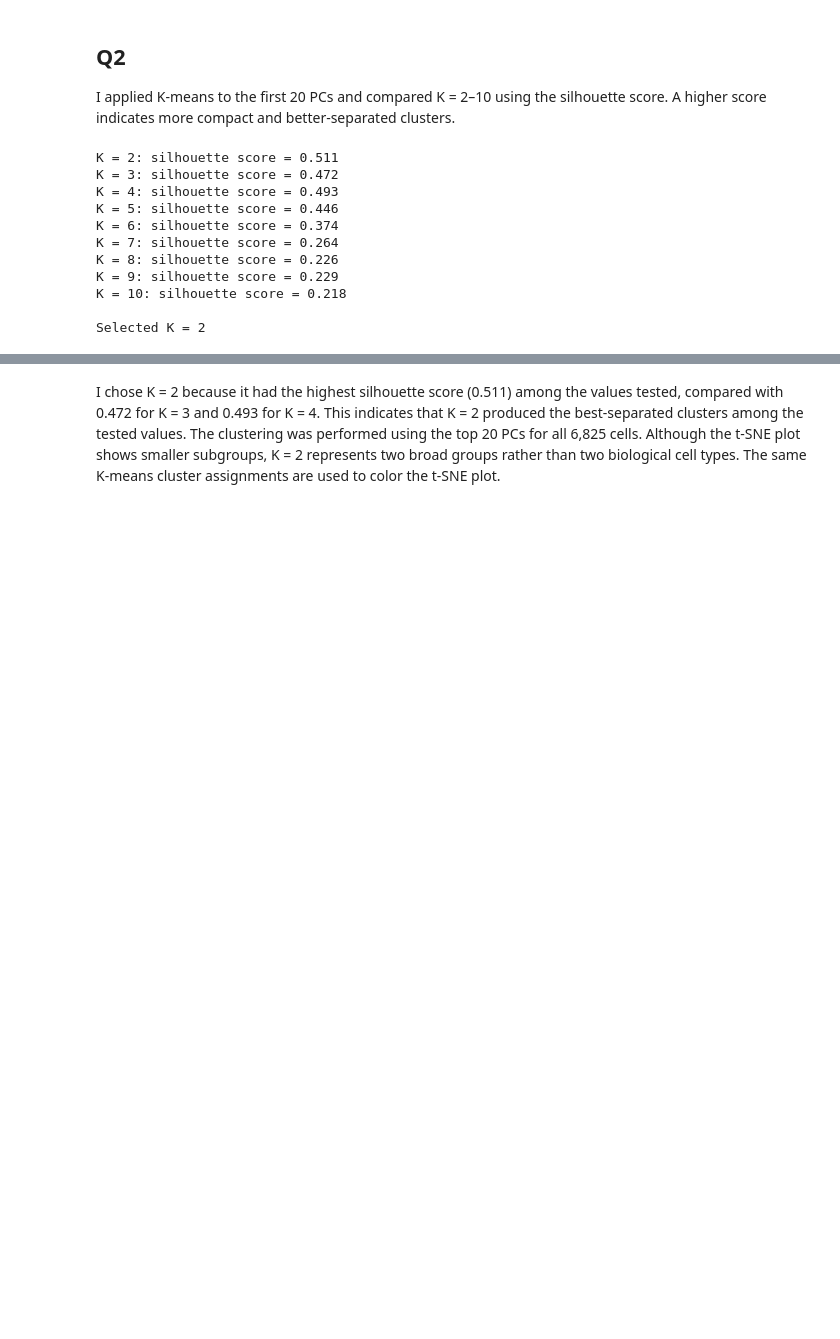
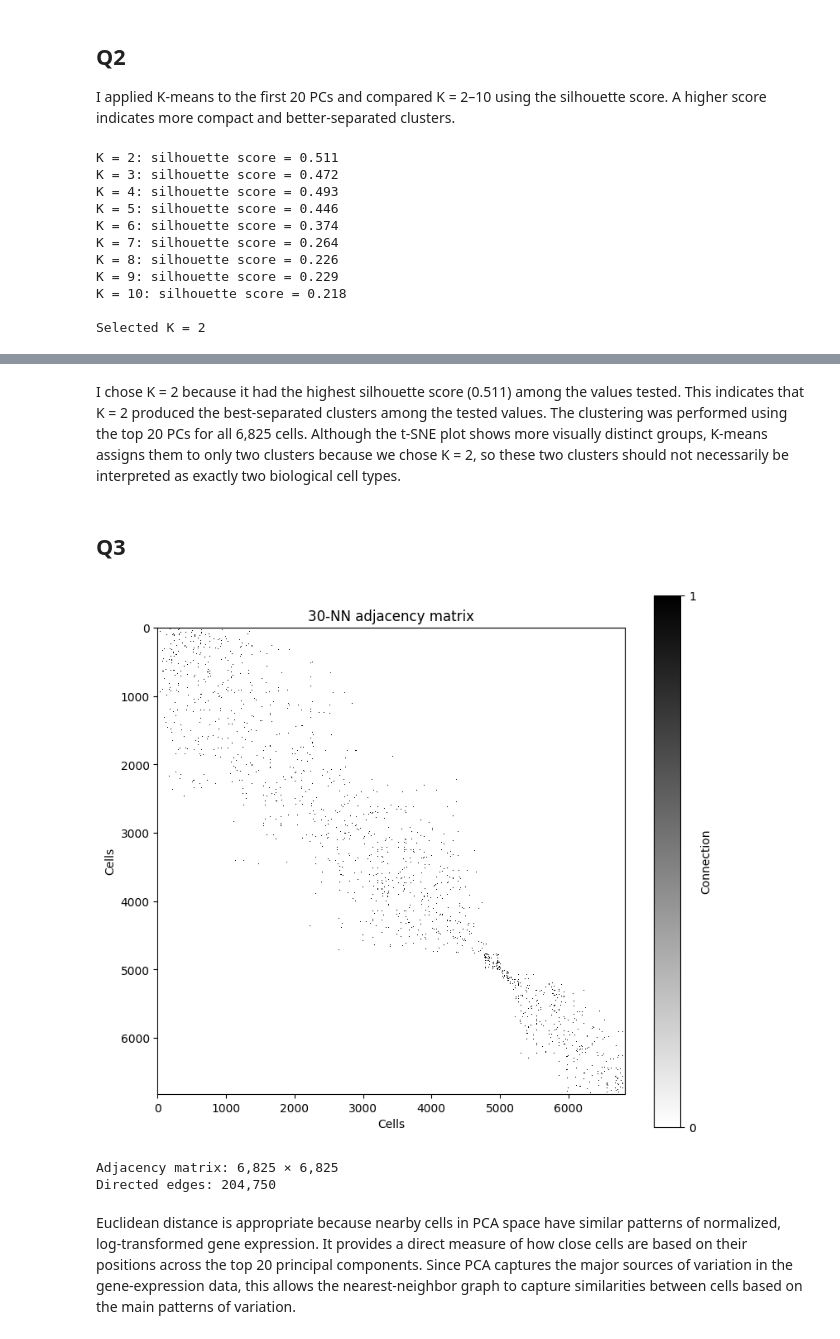
Before and after one commit to CharlotteZZh/BMCS-4480_HW2, a Jupyter notebook: BMCS-4480_HW2.ipynb, the cells around one changed output, grey strips where cells are left out. Drawn from its saved outputs; the diff is of its cells as text; code cells hidden in the pictures; blank space fills up the shorter version.

```diff
--- a/BMCS-4480_HW2.ipynb
+++ b/BMCS-4480_HW2.ipynb
@@ -132,2 +132,35 @@ plt.show()
 # %% [markdown]
-I chose K = 2 because it had the highest silhouette score (0.511) among the values tested, compared with 0.472 for K = 3 and 0.493 for K = 4. This indicates that K = 2 produced the best-separated clusters among the tested values. The clustering was performed using the top 20 PCs for all 6,825 cells. Although the t-SNE plot shows smaller subgroups, K = 2 represents two broad groups rather than two biological cell types. The same K-means cluster assignments are used to color the t-SNE plot.
+I chose K = 2 because it had the highest silhouette score (0.511) among the values tested. This indicates that K = 2 produced the best-separated clusters among the tested values. The clustering was performed using the top 20 PCs for all 6,825 cells. Although the t-SNE plot shows more visually distinct groups, K-means assigns them to only two clusters because we chose K = 2, so these two clusters should not necessarily be interpreted as exactly two biological cell types.
+# %% [markdown]
+## Q3
+# %%
+from sklearn.neighbors import kneighbors_graph
+
+adjacency = kneighbors_graph(
+    pc_scores[:, :20],
+    n_neighbors=30,
+    mode="connectivity",
+    metric="euclidean",
+    include_self=False,
+)
+
+order = np.argsort(pc_scores[:, 0])
+adjacency_plot = adjacency[order][:, order].astype(np.uint8).toarray()
+
+fig, ax = plt.subplots(figsize=(8, 7))
+heatmap = ax.imshow(adjacency_plot, cmap="binary", vmin=0, vmax=1,
+                    interpolation="nearest")
+ax.set(title="30-NN adjacency matrix", xlabel="Cells",
+       ylabel="Cells")
+fig.colorbar(heatmap, ax=ax, ticks=[0, 1], label="Connection")
+plt.tight_layout()
+plt.show()
+
+print(f"Adjacency matrix: {adjacency.shape[0]:,} × {adjacency.shape[1]:,}")
+print(f"Directed edges: {adjacency.nnz:,}")
+# %% [output]
+[figure, added]
+Adjacency matrix: 6,825 × 6,825
+Directed edges: 204,750
+# %% [markdown]
+Euclidean distance is appropriate because nearby cells in PCA space have similar patterns of normalized, log-transformed gene expression. It provides a direct measure of how close cells are based on their positions across the top 20 principal components. Since PCA captures the major sources of variation in the gene-expression data, this allows the nearest-neighbor graph to capture similarities between cells based on the main patterns of variation.
```
Also changed, not shown: parts of 6 cells of this notebook.
